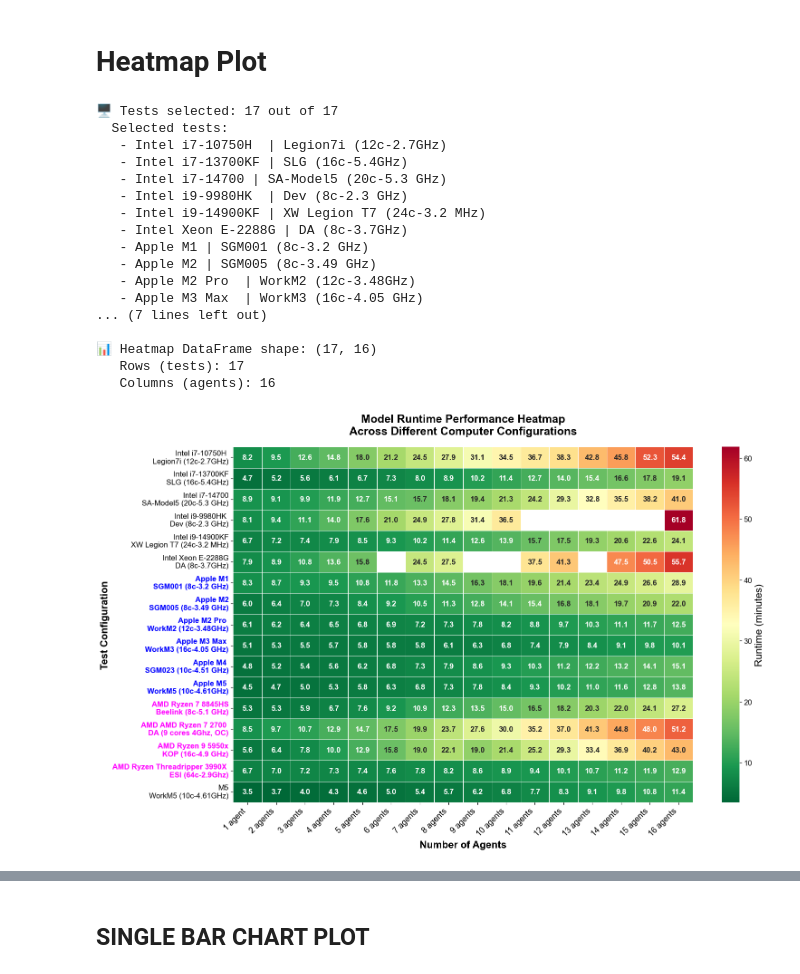
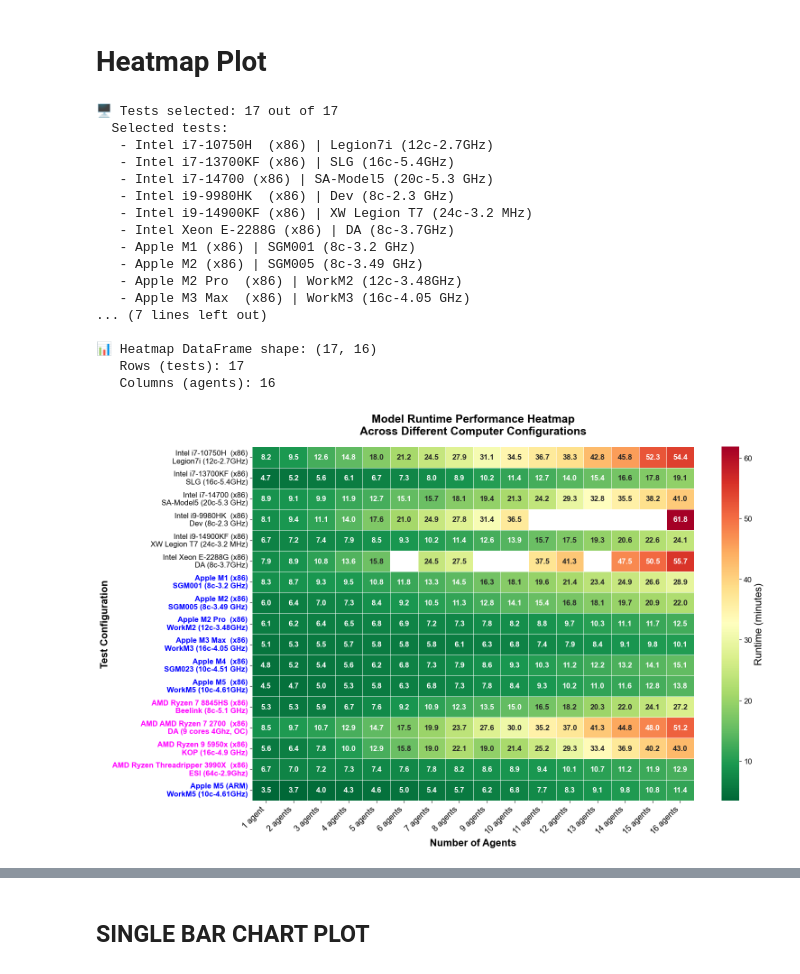
Before and after one commit to roh-sgm/ARM_Benchmark_Public, a Jupyter notebook: Scripts/Post-Proc/Runtime_Plots_1.ipynb, the cells around one changed output, grey strips where cells are left out. Cells and saved outputs as stored; diff of their text form; code cells hidden in the pictures.

```diff
--- a/Scripts/Post-Proc/Runtime_Plots_1.ipynb
+++ b/Scripts/Post-Proc/Runtime_Plots_1.ipynb
@@ -202,19 +202,23 @@ def plot_runtime_heatmap(data, metadata_rows, config_plot, extra_meta_data=None)
         if len(valid_meta) >= 3:
             cpu = valid_meta[0]
 
-            # Get manufacturer from extra_meta_data if available
+            # Look up manufacturer and exe architecture by test ID (robust to row ordering)
             manufacturer = ''
-            if extra_meta_data is not None and 'Manufacturer' in extra_meta_data.columns:
-                # Column index corresponds to test index (col_idx - 1 since we skip column 0)
-                test_idx = col_idx - 1
-                if test_idx < len(extra_meta_data):
-                    mfr = extra_meta_data.iloc[test_idx]['Manufacturer']
+            exe_arch_tag = ''
+            if extra_meta_data is not None and '#' in extra_meta_data.columns:
+                test_id = f"Test{col_idx}"
+                auth_row = extra_meta_data[extra_meta_data['#'] == test_id]
+                if not auth_row.empty:
+                    mfr = auth_row.iloc[0].get('Manufacturer', '')
                     if pd.notna(mfr) and str(mfr).strip() and str(mfr).lower() != 'nan':
                         manufacturer = f"{str(mfr).strip()} "
+                    exe = auth_row.iloc[0].get('Exe Architecture', '')
+                    if pd.notna(exe) and str(exe).strip() and str(exe).lower() != 'nan':
+                        exe_arch_tag = ' (ARM)' if 'arm' in str(exe).lower() else ' (x86)'
 
-            # First line: Manufacturer + CPU
+            # First line: Manufacturer + CPU + exe tag
             # Second line: Model + specs combined
-            label = f"{manufacturer}{cpu}\n{valid_meta[1]} {valid_meta[2]}"
+            label = f"{manufacturer}{cpu}{exe_arch_tag}\n{valid_meta[1]} {valid_meta[2]}"
         elif len(valid_meta) == 2:
             label = f"{valid_meta[0]}\n{valid_meta[1]}"
         elif len(valid_meta) == 1:
@@ -506,41 +510,41 @@ def plot_runtime_heatmap(data, metadata_rows, config_plot, extra_meta_data=None)
     print(f"✅ Statistics table (PNG) saved: {stats_png_path}")
 
     return df_heatmap
 
 
 # ===============================================
 # Example Usage
 # ===============================================
 
 # Configuration dictionary
 config_plot = {
     'computer_filter': 'all',  # Options: 'all', 'intel', 'amd', 'apple', or list of specific names
     'output_folder': os.path.join(cwd,'Outputs'),
     'figsize': (16, 10),
     #'cmap': 'viridis',  # Options: 'viridis', 'RdYlGn_r', 'plasma', 'coolwarm', etc.
     'cmap': 'RdYlGn_r',  # Red-Yellow-Green reversed (red=slow, green=fast)
     'dpi': 300,
     'title': None  # Set to custom string or leave as None for default
 }
 
 # Create the heatmap
 df_heatmap = plot_runtime_heatmap(data, metadata_rows, config_plot, extra_meta_data)
 # %% [output]
 🖥️ Tests selected: 17 out of 17
   Selected tests:
-   - Intel i7-10750H  | Legion7i (12c-2.7GHz)
-   - Intel i7-13700KF | SLG (16c-5.4GHz)
-   - Intel i7-14700 | SA-Model5 (20c-5.3 GHz)
-   - Intel i9-9980HK  | Dev (8c-2.3 GHz)
-   - Intel i9-14900KF | XW Legion T7 (24c-3.2 MHz)
-   - Intel Xeon E-2288G | DA (8c-3.7GHz)
-   - Apple M1 | SGM001 (8c-3.2 GHz)
-   - Apple M2 | SGM005 (8c-3.49 GHz)
-   - Apple M2 Pro  | WorkM2 (12c-3.48GHz)
-   - Apple M3 Max  | WorkM3 (16c-4.05 GHz)
+   - Intel i7-10750H  (x86) | Legion7i (12c-2.7GHz)
+   - Intel i7-13700KF (x86) | SLG (16c-5.4GHz)
+   - Intel i7-14700 (x86) | SA-Model5 (20c-5.3 GHz)
+   - Intel i9-9980HK  (x86) | Dev (8c-2.3 GHz)
+   - Intel i9-14900KF (x86) | XW Legion T7 (24c-3.2 MHz)
+   - Intel Xeon E-2288G (x86) | DA (8c-3.7GHz)
+   - Apple M1 (x86) | SGM001 (8c-3.2 GHz)
+   - Apple M2 (x86) | SGM005 (8c-3.49 GHz)
+   - Apple M2 Pro  (x86) | WorkM2 (12c-3.48GHz)
+   - Apple M3 Max  (x86) | WorkM3 (16c-4.05 GHz)
 ... (7 lines left out)
 
 📊 Heatmap DataFrame shape: (17, 16)
    Rows (tests): 17
    Columns (agents): 16
-[figure, old version]
+[figure, new version]
```
Also changed, not shown: parts of 3 cells of this notebook, 10 other files.
